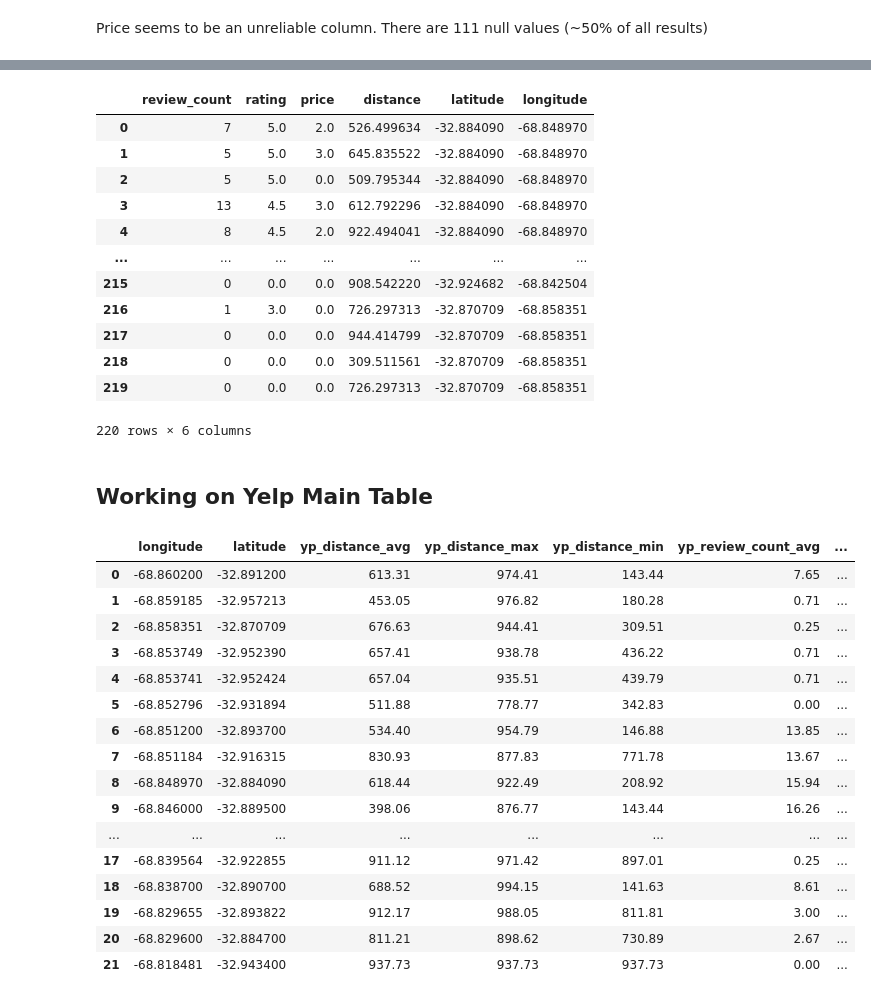
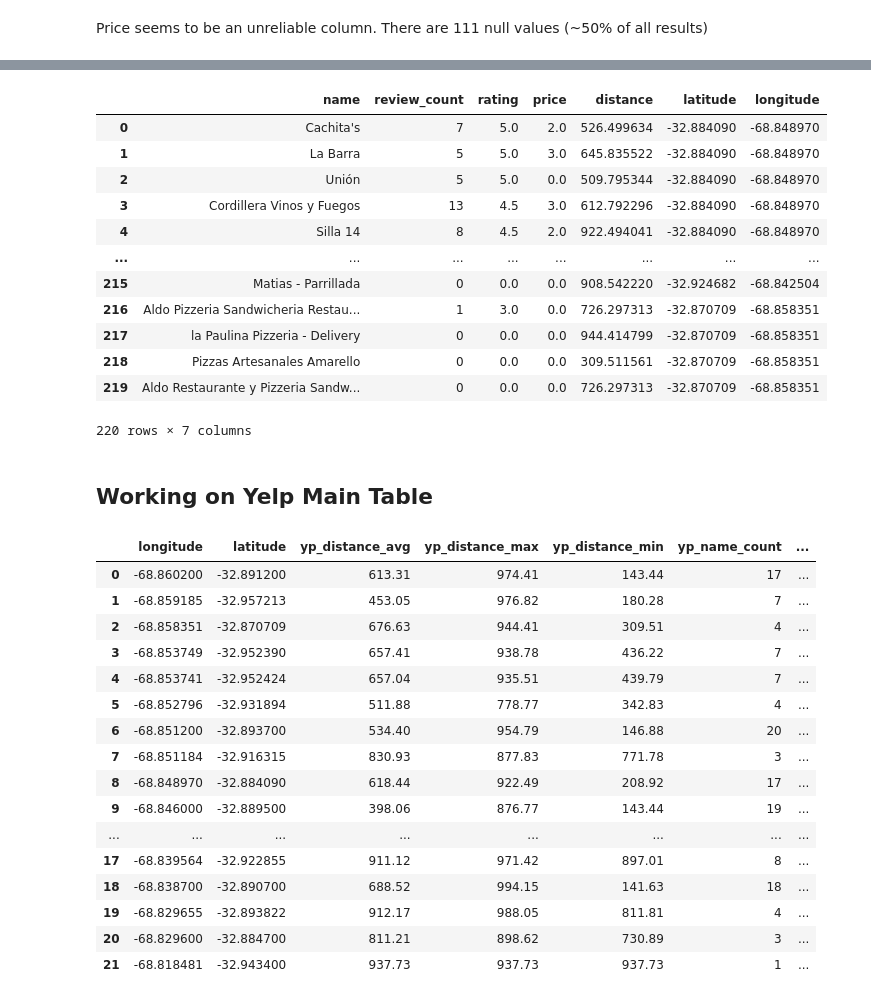
Before and after one commit to TayyubaK/Statistical-Modelling-Project, a Jupyter notebook: notebooks/EDA_part1_part2.ipynb, the cells around one changed output, grey strips where cells are left out. Saved outputs shown, nothing was run; the diff lists cells and outputs as text; code cells hidden in the pictures.

```diff
--- a/notebooks/EDA_part1_part2.ipynb
+++ b/notebooks/EDA_part1_part2.ipynb
@@ -664,7 +672,7 @@ Distance goes beyond 1000m, need to filter these out.
 ypdf_1 = yelp_df[yelp_df['distance'] <= 1000]
 
 #Drop columns that will not be used
-ypdf_2 = ypdf_1.drop(columns=['id', 'alias', 'name', 'image_url', 'is_closed','url', 'categories', 'coordinates', 'transactions', 'location', 'phone',	'display_phone'], axis=1)
+ypdf_2 = ypdf_1.drop(columns=['id', 'alias', 'image_url', 'is_closed','url', 'categories', 'coordinates', 'transactions', 'location', 'phone',	'display_phone'], axis=1)
 
 ypdf_2.describe()
 # %% [output]
@@ -759,81 +769,84 @@ ypdf_4 = ypdf_3.copy()
 ypdf_4.reset_index(drop=True, inplace=True)
 ypdf_4
 # %% [output]
-|  | review_count | rating | price | distance | latitude | longitude |
-| 0 | 7 | 5.0 | 2.0 | 526.499634 | -32.884090 | -68.848970 |
-| 1 | 5 | 5.0 | 3.0 | 645.835522 | -32.884090 | -68.848970 |
-| 2 | 5 | 5.0 | 0.0 | 509.795344 | -32.884090 | -68.848970 |
-| 3 | 13 | 4.5 | 3.0 | 612.792296 | -32.884090 | -68.848970 |
-| 4 | 8 | 4.5 | 2.0 | 922.494041 | -32.884090 | -68.848970 |
-| ... | ... | ... | ... | ... | ... | ... |
-| 215 | 0 | 0.0 | 0.0 | 908.542220 | -32.924682 | -68.842504 |
-| 216 | 1 | 3.0 | 0.0 | 726.297313 | -32.870709 | -68.858351 |
-| 217 | 0 | 0.0 | 0.0 | 944.414799 | -32.870709 | -68.858351 |
-| 218 | 0 | 0.0 | 0.0 | 309.511561 | -32.870709 | -68.858351 |
-| 219 | 0 | 0.0 | 0.0 | 726.297313 | -32.870709 | -68.858351 |
+|  | name | review_count | rating | price | distance | latitude | longitude |
+| 0 | Cachita's | 7 | 5.0 | 2.0 | 526.499634 | -32.884090 | -68.848970 |
+| 1 | La Barra | 5 | 5.0 | 3.0 | 645.835522 | -32.884090 | -68.848970 |
+| 2 | Unión | 5 | 5.0 | 0.0 | 509.795344 | -32.884090 | -68.848970 |
+| 3 | Cordillera Vinos y Fuegos | 13 | 4.5 | 3.0 | 612.792296 | -32.884090 | -68.848970 |
+| 4 | Silla 14 | 8 | 4.5 | 2.0 | 922.494041 | -32.884090 | -68.848970 |
+| ... | ... | ... | ... | ... | ... | ... | ... |
+| 215 | Matias - Parrillada | 0 | 0.0 | 0.0 | 908.542220 | -32.924682 | -68.842504 |
+| 216 | Aldo Pizzeria Sandwicheria Restau... | 1 | 3.0 | 0.0 | 726.297313 | -32.870709 | -68.858351 |
+| 217 | la Paulina Pizzeria - Delivery | 0 | 0.0 | 0.0 | 944.414799 | -32.870709 | -68.858351 |
+| 218 | Pizzas Artesanales Amarello | 0 | 0.0 | 0.0 | 309.511561 | -32.870709 | -68.858351 |
+| 219 | Aldo Restaurante y Pizzeria Sandw... | 0 | 0.0 | 0.0 | 726.297313 | -32.870709 | -68.858351 |
-220 rows × 6 columns
+220 rows × 7 columns
 # %% [markdown]
 ## Working on Yelp Main Table
 # %%
 ypdf_5 = ypdf_4.copy()
 # %%
 ypdf_grouped = ypdf_5.groupby(['longitude','latitude']).agg({
-  'distance': ['mean', 'max', 'min'],
-  'review_count': ['mean', 'max', 'min'],
-  'price': ['mean', 'max', 'min'],
-  'rating': ['mean', 'max', 'min']
+    'distance': ['mean', 'max', 'min'],
+    'name': ['count'],
+    'review_count': ['mean', 'max', 'min'],
+    'price': ['mean', 'max', 'min'],
+    'rating': ['mean', 'max', 'min']
 })
 
 ypdf_grouped.columns = [
     'yp_distance_avg',
     'yp_distance_max',
     'yp_distance_min',
+    'yp_name_count',
     'yp_review_count_avg',
     'yp_review_count_max',
     'yp_review_count_min',
     'yp_price_avg',
     'yp_price_max',
     'yp_price_min',
     'yp_rating_avg',
     'yp_rating_max',
     'yp_rating_min'
 ]
 
 # reset index
 ypdf_group = ypdf_grouped.reset_index().round({
     'yp_distance_avg': 2,
     'yp_distance_max': 2,
-    'yp_distance_min': 2 ,
+    'yp_distance_min': 2,
+    'yp_name_count': 0,
     'yp_review_count_avg': 2,
     'yp_review_count_max': 2,
     'yp_review_count_min': 2,
     'yp_price_avg': 2 ,
     'yp_price_max': 2,
     'yp_price_min': 2,
     'yp_rating_avg': 2,
     'yp_rating_max': 2,
     'yp_rating_min': 2
 })
 
 ypdf_grp_final = ypdf_group.reset_index(drop=True)
 ypdf_grp_final
 # %% [output]
-|  | longitude | latitude | yp_distance_avg | yp_distance_max | yp_distance_min | yp_review_count_avg | ... |
-| 0 | -68.860200 | -32.891200 | 613.31 | 974.41 | 143.44 | 7.65 | ... |
-| 1 | -68.859185 | -32.957213 | 453.05 | 976.82 | 180.28 | 0.71 | ... |
-| 2 | -68.858351 | -32.870709 | 676.63 | 944.41 | 309.51 | 0.25 | ... |
-| 3 | -68.853749 | -32.952390 | 657.41 | 938.78 | 436.22 | 0.71 | ... |
-| 4 | -68.853741 | -32.952424 | 657.04 | 935.51 | 439.79 | 0.71 | ... |
-| 5 | -68.852796 | -32.931894 | 511.88 | 778.77 | 342.83 | 0.00 | ... |
-| 6 | -68.851200 | -32.893700 | 534.40 | 954.79 | 146.88 | 13.85 | ... |
-| 7 | -68.851184 | -32.916315 | 830.93 | 877.83 | 771.78 | 13.67 | ... |
-| 8 | -68.848970 | -32.884090 | 618.44 | 922.49 | 208.92 | 15.94 | ... |
-| 9 | -68.846000 | -32.889500 | 398.06 | 876.77 | 143.44 | 16.26 | ... |
+|  | longitude | latitude | yp_distance_avg | yp_distance_max | yp_distance_min | yp_name_count | ... |
+| 0 | -68.860200 | -32.891200 | 613.31 | 974.41 | 143.44 | 17 | ... |
+| 1 | -68.859185 | -32.957213 | 453.05 | 976.82 | 180.28 | 7 | ... |
+| 2 | -68.858351 | -32.870709 | 676.63 | 944.41 | 309.51 | 4 | ... |
+| 3 | -68.853749 | -32.952390 | 657.41 | 938.78 | 436.22 | 7 | ... |
+| 4 | -68.853741 | -32.952424 | 657.04 | 935.51 | 439.79 | 7 | ... |
+| 5 | -68.852796 | -32.931894 | 511.88 | 778.77 | 342.83 | 4 | ... |
+| 6 | -68.851200 | -32.893700 | 534.40 | 954.79 | 146.88 | 20 | ... |
+| 7 | -68.851184 | -32.916315 | 830.93 | 877.83 | 771.78 | 3 | ... |
+| 8 | -68.848970 | -32.884090 | 618.44 | 922.49 | 208.92 | 17 | ... |
+| 9 | -68.846000 | -32.889500 | 398.06 | 876.77 | 143.44 | 19 | ... |
 | ... | ... | ... | ... | ... | ... | ... | ... |
-| 17 | -68.839564 | -32.922855 | 911.12 | 971.42 | 897.01 | 0.25 | ... |
-| 18 | -68.838700 | -32.890700 | 688.52 | 994.15 | 141.63 | 8.61 | ... |
-| 19 | -68.829655 | -32.893822 | 912.17 | 988.05 | 811.81 | 3.00 | ... |
-| 20 | -68.829600 | -32.884700 | 811.21 | 898.62 | 730.89 | 2.67 | ... |
-| 21 | -68.818481 | -32.943400 | 937.73 | 937.73 | 937.73 | 0.00 | ... |
+| 17 | -68.839564 | -32.922855 | 911.12 | 971.42 | 897.01 | 8 | ... |
+| 18 | -68.838700 | -32.890700 | 688.52 | 994.15 | 141.63 | 18 | ... |
+| 19 | -68.829655 | -32.893822 | 912.17 | 988.05 | 811.81 | 4 | ... |
+| 20 | -68.829600 | -32.884700 | 811.21 | 898.62 | 730.89 | 3 | ... |
+| 21 | -68.818481 | -32.943400 | 937.73 | 937.73 | 937.73 | 1 | ... |
 # %%
 ypdf_grp_final.to_csv('../data/yp_df_eda.csv', index=False)
```
Also changed, not shown: parts of 22 cells of this notebook.
